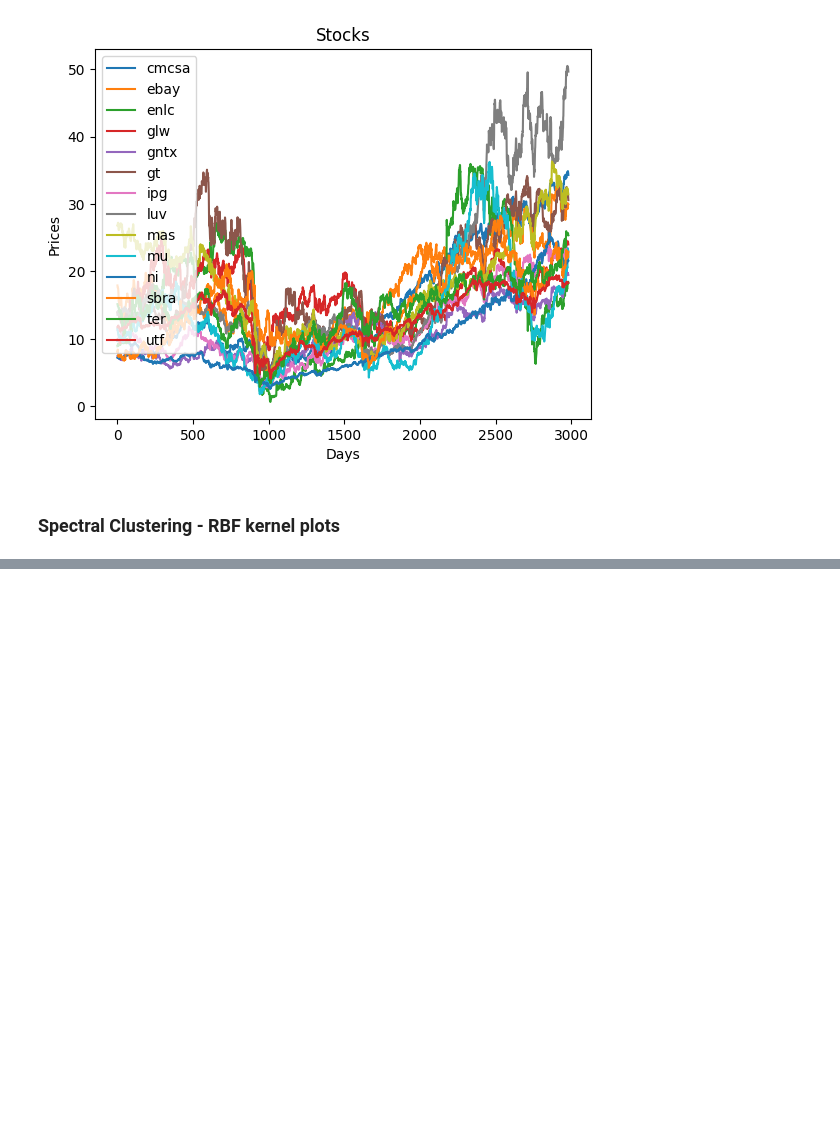
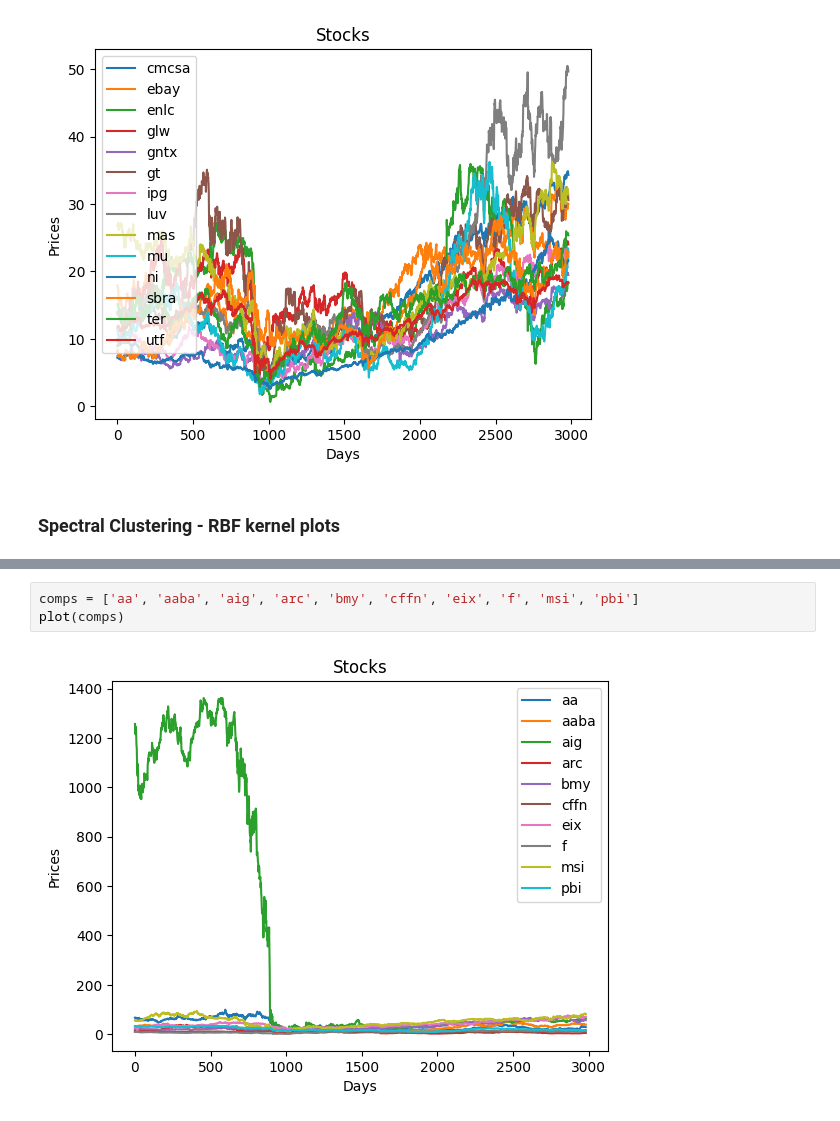
Before and after one commit to carlaMorral/Project-Stock-Market, a Jupyter notebook: clustering/plot_series.ipynb, the cells around one changed output, grey strips where cells are left out. Drawn from its saved outputs; the diff is of its cells as text; blank space fills up the shorter version.

```diff
--- a/clustering/plot_series.ipynb
+++ b/clustering/plot_series.ipynb
@@ -57,0 +53,5 @@ plot(comps)
+# %%
+comps = ['aa', 'aaba', 'aig', 'arc', 'bmy', 'cffn', 'eix', 'f', 'msi', 'pbi']
+plot(comps)
+# %% [output]
+[figure, added]
```
Also changed, not shown: parts of 9 cells of this notebook.
